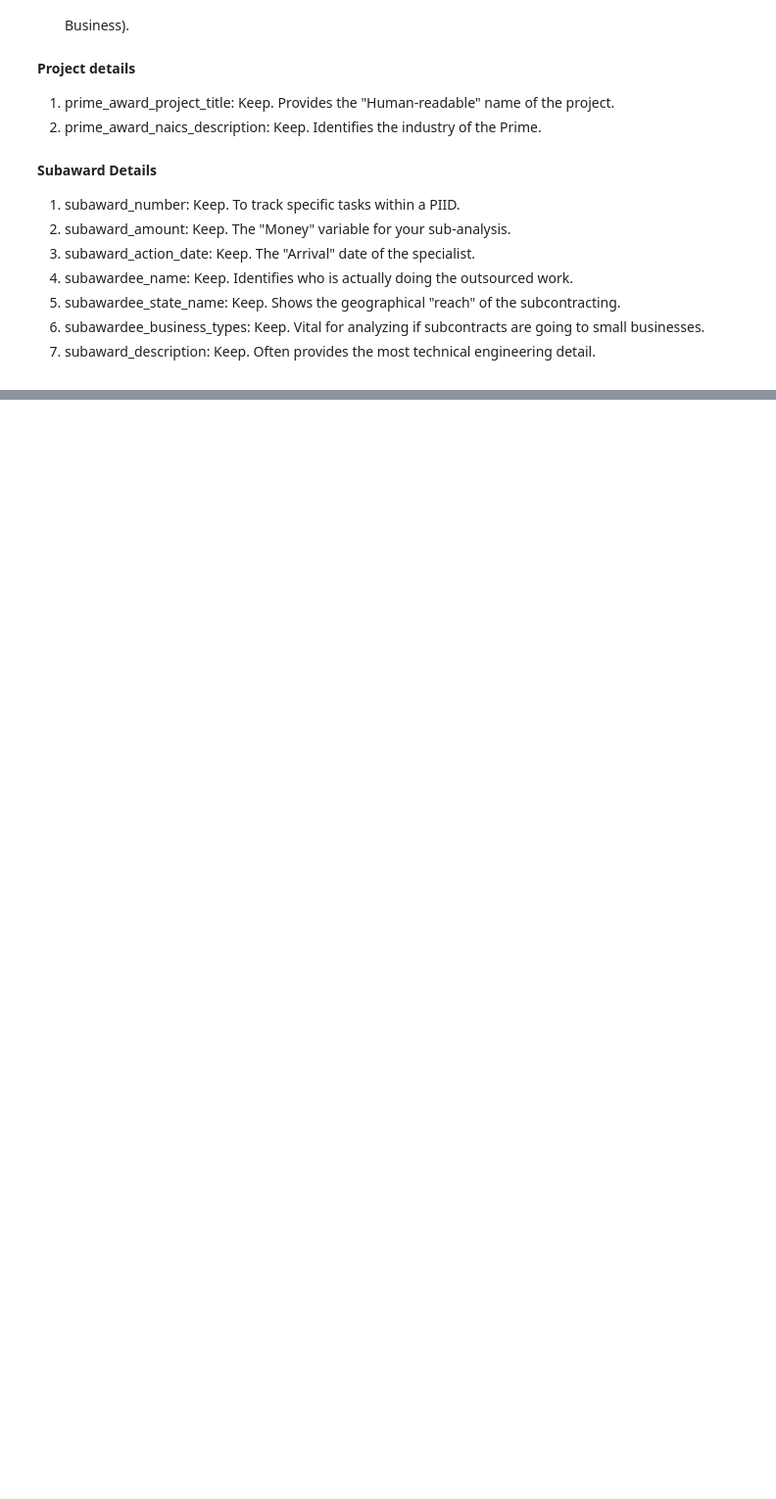
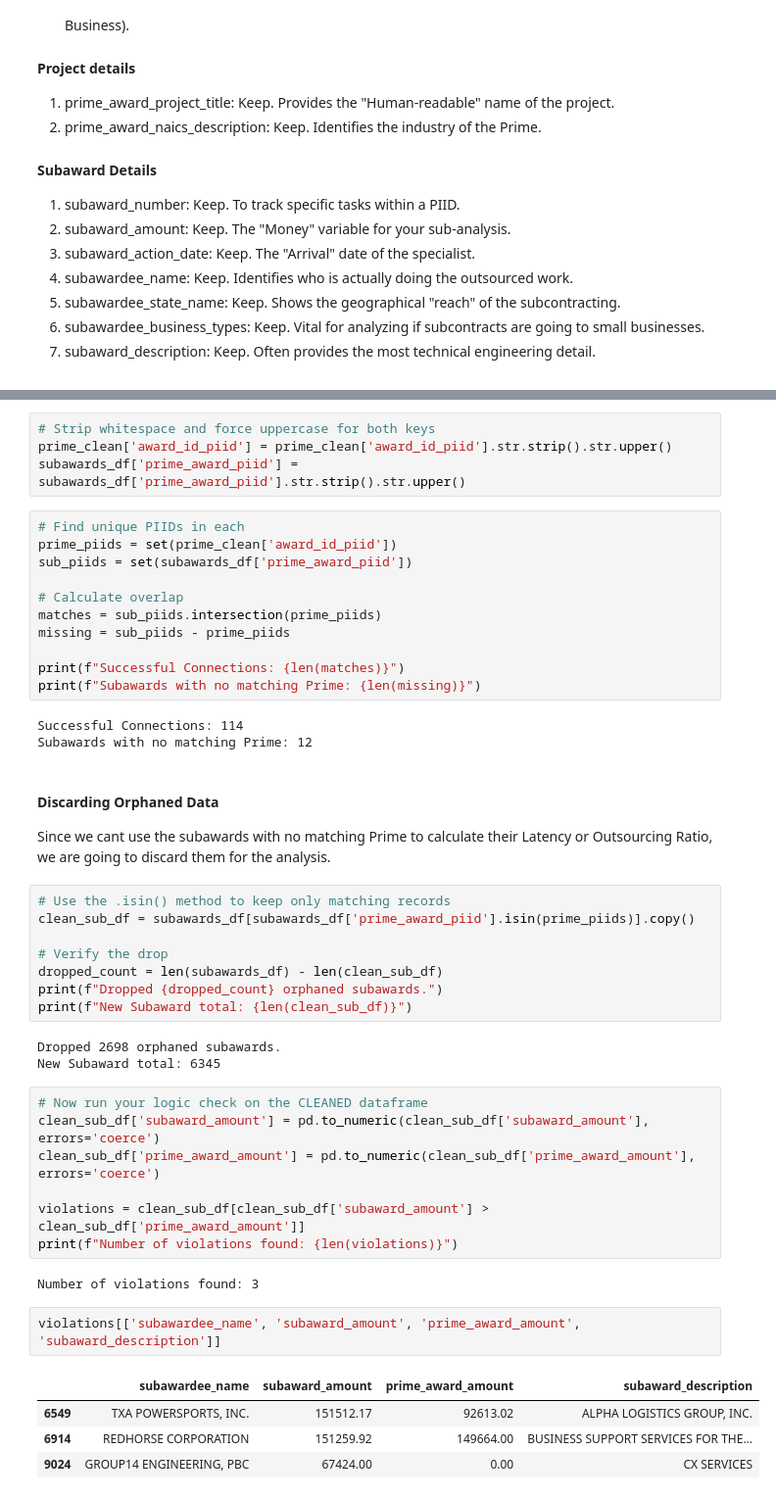
Before and after one commit to arturoguzmanfinance/USA-Energy-Spending, a Jupyter notebook: USASpending_Energy.ipynb, the cells around one changed output, grey strips where cells are left out. Shown at 98% size. Cells and saved outputs as stored; diff of their text form; folded sections open; blank space fills up the shorter version.

```diff
--- a/USASpending_Energy.ipynb
+++ b/USASpending_Energy.ipynb
@@ -247,0 +241,48 @@ Connection strength: 114 matching projects found.
+# %%
+# Strip whitespace and force uppercase for both keys
+prime_clean['award_id_piid'] = prime_clean['award_id_piid'].str.strip().str.upper()
+subawards_df['prime_award_piid'] = subawards_df['prime_award_piid'].str.strip().str.upper()
+# %%
+# Find unique PIIDs in each
+prime_piids = set(prime_clean['award_id_piid'])
+sub_piids = set(subawards_df['prime_award_piid'])
+
+# Calculate overlap
+matches = sub_piids.intersection(prime_piids)
+missing = sub_piids - prime_piids
+
+print(f"Successful Connections: {len(matches)}")
+print(f"Subawards with no matching Prime: {len(missing)}")
+# %% [output]
+Successful Connections: 114
+Subawards with no matching Prime: 12
+# %% [markdown]
+#### Discarding Orphaned Data
+Since we cant use the subawards with no matching Prime to calculate their Latency or Outsourcing Ratio, we are going to discard them for the analysis.
+# %%
+# Use the .isin() method to keep only matching records
+clean_sub_df = subawards_df[subawards_df['prime_award_piid'].isin(prime_piids)].copy()
+
+# Verify the drop
+dropped_count = len(subawards_df) - len(clean_sub_df)
+print(f"Dropped {dropped_count} orphaned subawards.")
+print(f"New Subaward total: {len(clean_sub_df)}")
+# %% [output]
+Dropped 2698 orphaned subawards.
+New Subaward total: 6345
+# %%
+# Now run your logic check on the CLEANED dataframe
+clean_sub_df['subaward_amount'] = pd.to_numeric(clean_sub_df['subaward_amount'], errors='coerce')
+clean_sub_df['prime_award_amount'] = pd.to_numeric(clean_sub_df['prime_award_amount'], errors='coerce')
+
+violations = clean_sub_df[clean_sub_df['subaward_amount'] > clean_sub_df['prime_award_amount']]
+print(f"Number of violations found: {len(violations)}")
+# %% [output]
+Number of violations found: 3
+# %%
+violations[['subawardee_name', 'subaward_amount', 'prime_award_amount', 'subaward_description']]
+# %% [output]
+|  | subawardee_name | subaward_amount | prime_award_amount | subaward_description |
+| 6549 | TXA POWERSPORTS, INC. | 151512.17 | 92613.02 | ALPHA LOGISTICS GROUP, INC. |
+| 6914 | REDHORSE CORPORATION | 151259.92 | 149664.00 | BUSINESS SUPPORT SERVICES FOR THE... |
+| 9024 | GROUP14 ENGINEERING, PBC | 67424.00 | 0.00 | CX SERVICES |
```
Also changed, not shown: parts of 6 cells of this notebook.
